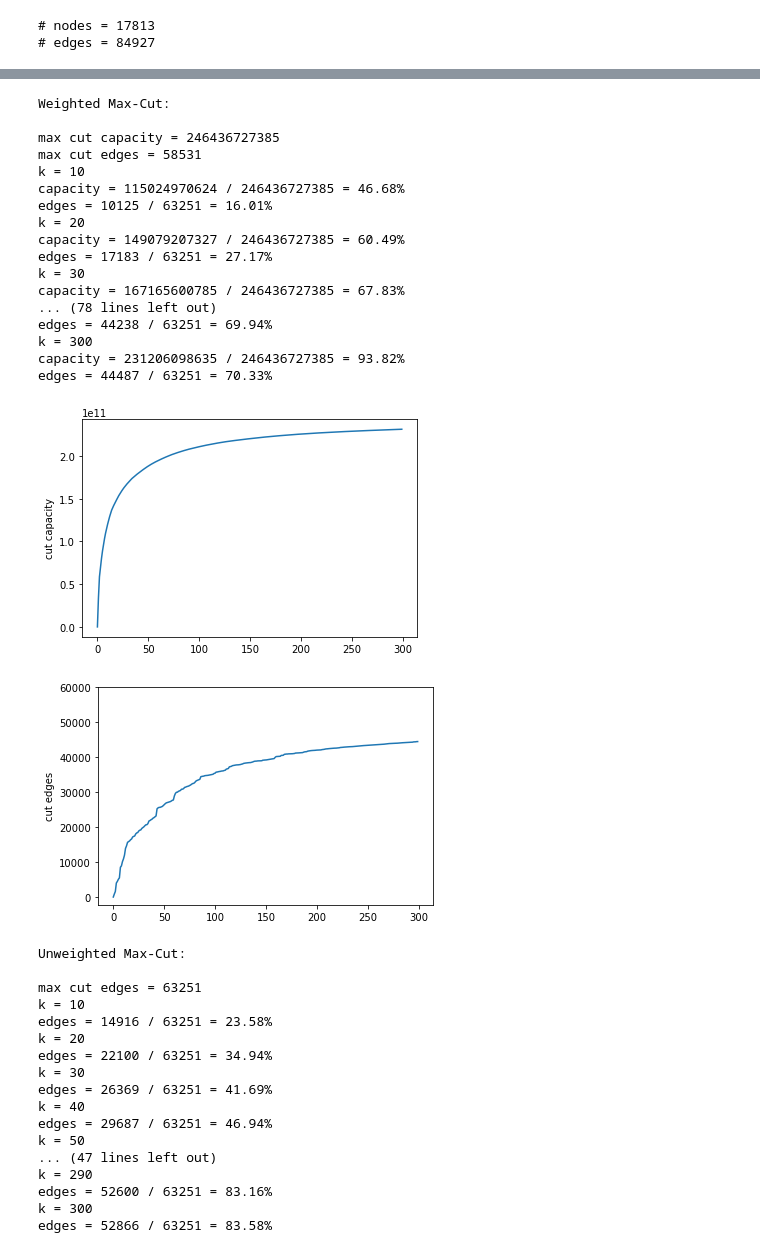
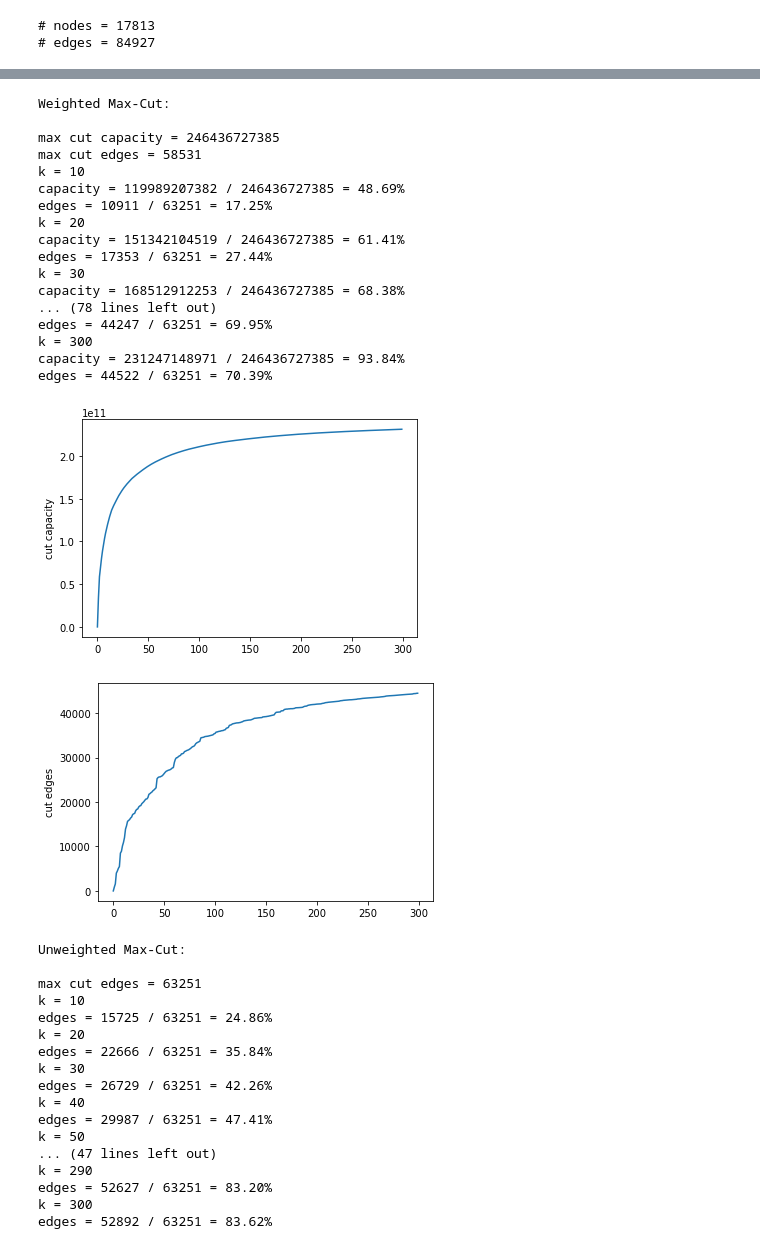
Before and after one commit to CosimoSguanci/Mass-Exit-Attacks-on-LN, a Jupyter notebook: max-cut/imbalanced-max-cut.ipynb, the cells around one changed output, grey strips where cells are left out. Cells and saved outputs as stored; diff of their text form; code cells hidden in the pictures.

```diff
--- a/max-cut/imbalanced-max-cut.ipynb
+++ b/max-cut/imbalanced-max-cut.ipynb
@@ -119,81 +145,82 @@ greedy step 8730/8906.5
 greedy step 8819/8906.5
 # %%
 import matplotlib.pyplot as plt
-import numpy as np
+import json
+import math
 
 print("Weighted Max-Cut:\n")
 
 print("max cut capacity = " + str(max(C_w)))
 print("max cut edges = " + str(max(edges_count_w)))
 
+weighted_output_json_array = []
+
 for k in range(10, 301, 10):
     print("k = " + str(k))
-    print(f'capacity = {C_w[k-1]:d} / {max(C_w):d} = {100*C_w[k-1]/max(C_w):2.2f}%')
-    #print(f'edges = {C[k-1]:d} / {max(C):d} = {100*C[k-1]/max(C):2.2f}%')
-    print(f'edges = {edges_count_w[k-1]:d} / {max(C):d} = {100*edges_count_w[k-1]/max(C):2.2f}%') # max(edges_count_w)
+    print(f'capacity = {C_w[k]:d} / {max(C_w):d} = {100*C_w[k]/max(C_w):2.2f}%')
+    print(f'edges = {edges_count_w[k]:d} / {max(C):d} = {100*edges_count_w[k]/max(C):2.2f}%')
+    output = {}
+    output["k"] = k
+    output["edges"] = edges_count_w[k]
+    output["capacity"] = C_w[k] / (math.pow(10, 8))
+    weighted_output_json_array.append(output)
+
+with open('weighted-imbalanced-max-cut-output.json', 'w') as outfile:
+    json.dump(weighted_output_json_array, outfile)
 
 plt.plot(C_w[0:k])
 plt.ylabel('cut capacity')
 plt.show()
 
 plt.plot(edges_count_w[0:k])
 plt.ylabel('cut edges')
-plt.yticks(np.linspace(0, 60000, num=7))
 plt.show()
 
 print("Unweighted Max-Cut:\n")
 
-#print("max cut capacity = " + str(max(C_w)))
 print("max cut edges = " + str(max(edges_count)))
 
 for k in range(10, 301, 10):
     print("k = " + str(k))
-    #print(f'capacity = {C_w[k-1]:d} / {max(C_w):d} = {100*C_w[k-1]/max(C_w):2.2f}%')
-    #print(f'edges = {C[k-1]:d} / {max(C):d} = {100*C[k-1]/max(C):2.2f}%')
-    print(f'edges = {edges_count[k-1]:d} / {max(edges_count):d} = {100*edges_count[k-1]/max(edges_count):2.2f}%')
-
-# plt.plot(C_w[0:k])
-# plt.ylabel('cut capacity')
-# plt.show()
+    print(f'edges = {edges_count[k]:d} / {max(edges_count):d} = {100*edges_count[k]/max(edges_count):2.2f}%')
 
 plt.plot(edges_count[0:k])
 plt.ylabel('cut edges')
-plt.yticks(np.linspace(0, 60000, num=7))
 plt.show()
 # %% [output]
 Weighted Max-Cut:
 
 max cut capacity = 246436727385
 max cut edges = 58531
 k = 10
-capacity = 115024970624 / 246436727385 = 46.68%
-edges = 10125 / 63251 = 16.01%
+capacity = 119989207382 / 246436727385 = 48.69%
+edges = 10911 / 63251 = 17.25%
 k = 20
-capacity = 149079207327 / 246436727385 = 60.49%
-edges = 17183 / 63251 = 27.17%
+capacity = 151342104519 / 246436727385 = 61.41%
+edges = 17353 / 63251 = 27.44%
 k = 30
-capacity = 167165600785 / 246436727385 = 67.83%
+capacity = 168512912253 / 246436727385 = 68.38%
 ... (78 lines left out)
-edges = 44238 / 63251 = 69.94%
+edges = 44247 / 63251 = 69.95%
 k = 300
-capacity = 231206098635 / 246436727385 = 93.82%
-edges = 44487 / 63251 = 70.33%
+capacity = 231247148971 / 246436727385 = 93.84%
+edges = 44522 / 63251 = 70.39%
 [figure]
-[figure, old version]
+[figure, new version]
 Unweighted Max-Cut:
 
 max cut edges = 63251
 k = 10
-edges = 14916 / 63251 = 23.58%
+edges = 15725 / 63251 = 24.86%
 k = 20
-edges = 22100 / 63251 = 34.94%
+edges = 22666 / 63251 = 35.84%
 k = 30
-edges = 26369 / 63251 = 41.69%
+edges = 26729 / 63251 = 42.26%
 k = 40
-edges = 29687 / 63251 = 46.94%
+edges = 29987 / 63251 = 47.41%
 k = 50
 ... (47 lines left out)
 k = 290
-edges = 52600 / 63251 = 83.16%
+edges = 52627 / 63251 = 83.20%
 k = 300
-edges = 52866 / 63251 = 83.58%
+edges = 52892 / 63251 = 83.62%
```
Also changed, not shown: parts of 4 cells of this notebook.
